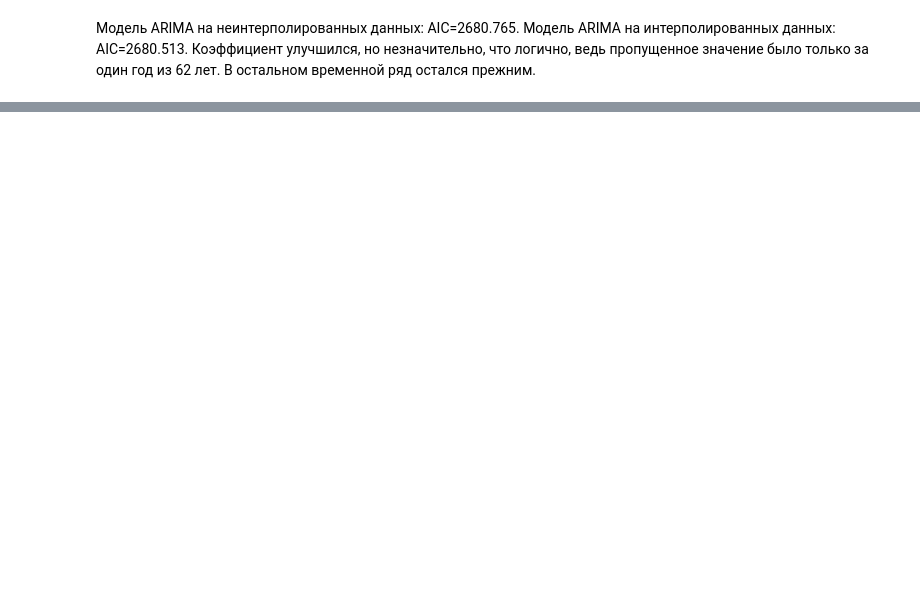
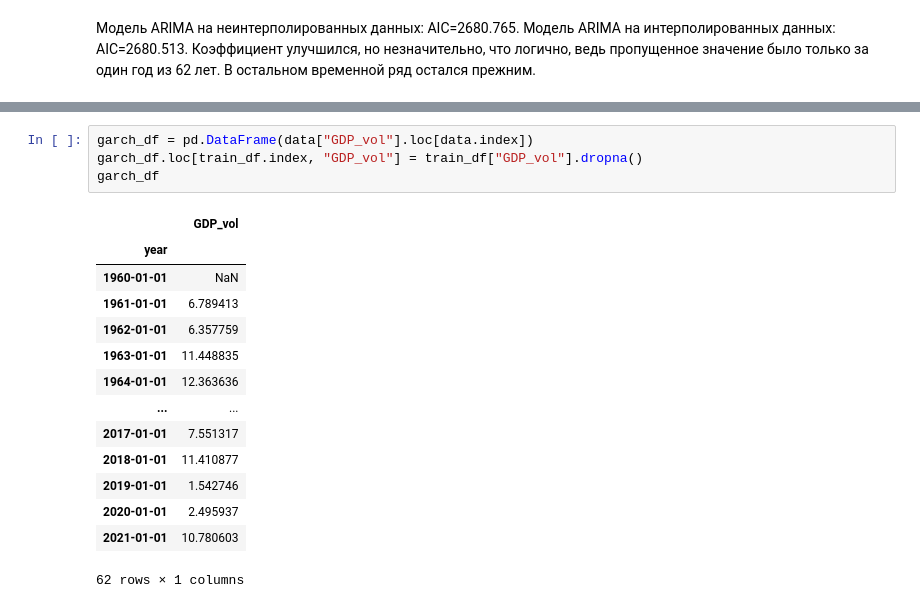
Before and after one commit to Nadarsa/sf_data_science, a Jupyter notebook: ml_in_business/project_gdp.ipynb, the cells around one changed output, grey strips where cells are left out. Saved outputs shown, nothing was run; the diff lists cells and outputs as text; blank space fills up the shorter version.

```diff
--- a/ml_in_business/project_gdp.ipynb
+++ b/ml_in_business/project_gdp.ipynb
@@ -442,0 +521,19 @@ Warnings:
+# %%
+garch_df = pd.DataFrame(data["GDP_vol"].loc[data.index])
+garch_df.loc[train_df.index, "GDP_vol"] = train_df["GDP_vol"].dropna()
+garch_df
+# %% [output]
+|  | GDP_vol |
+| year |  |
+| 1960-01-01 | NaN |
+| 1961-01-01 | 6.789413 |
+| 1962-01-01 | 6.357759 |
+| 1963-01-01 | 11.448835 |
+| 1964-01-01 | 12.363636 |
+| ... | ... |
+| 2017-01-01 | 7.551317 |
+| 2018-01-01 | 11.410877 |
+| 2019-01-01 | 1.542746 |
+| 2020-01-01 | 2.495937 |
+| 2021-01-01 | 10.780603 |
+62 rows × 1 columns
```
Also changed, not shown: parts of 28 cells of this notebook, 2 other files.
